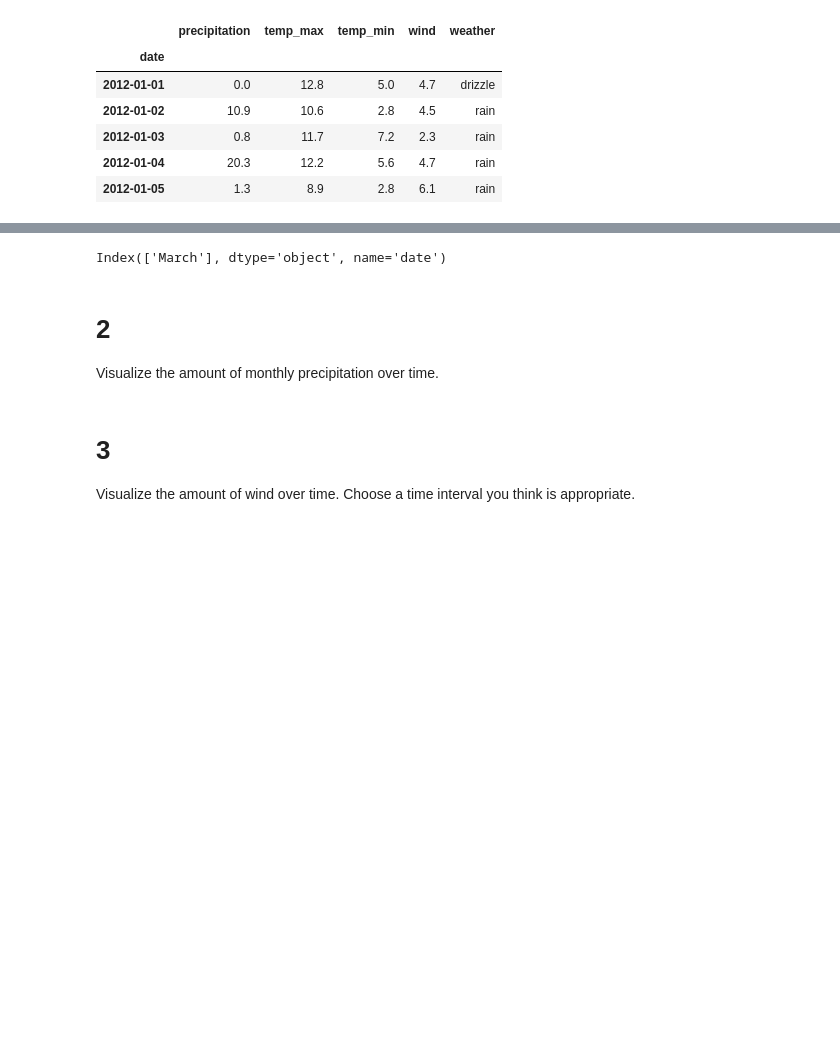
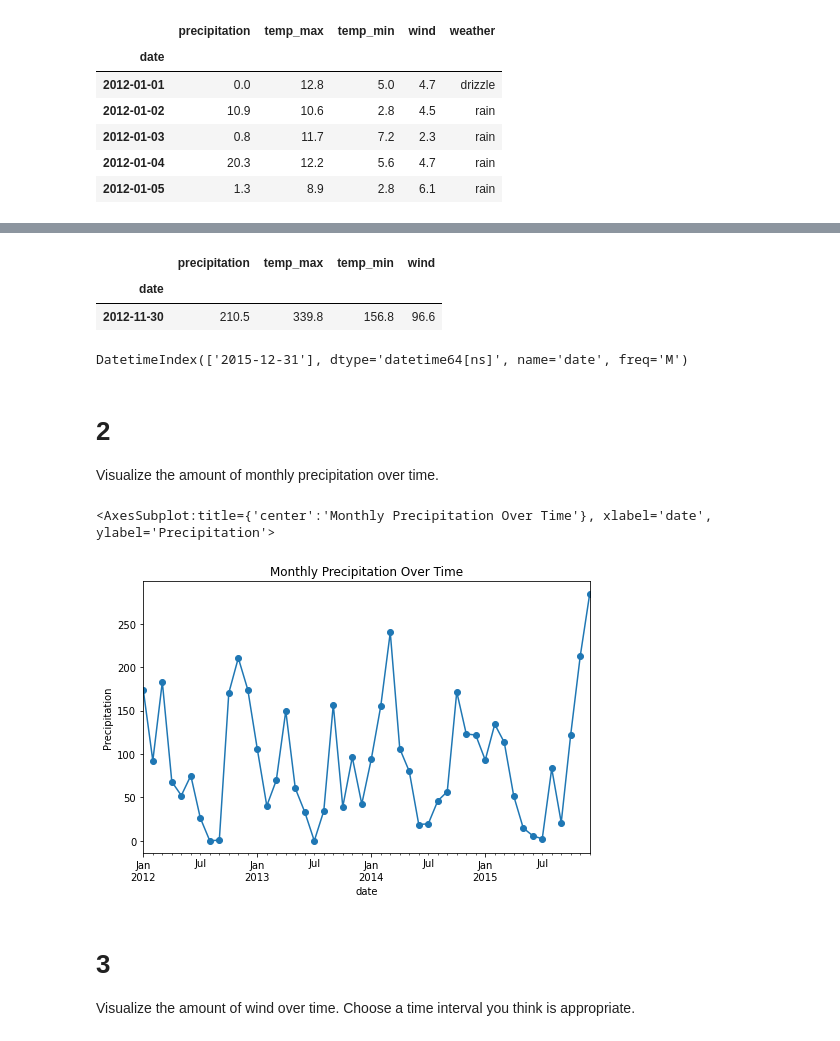
Before and after one commit to VelasquezAlejandro044/time-series-exercises, a Jupyter notebook: working_with_time_series_data.ipynb, the cells around one changed output, grey strips where cells are left out. Cells and saved outputs as stored; diff of their text form; code cells hidden in the pictures; blank space fills up the shorter version.

```diff
--- a/working_with_time_series_data.ipynb
+++ b/working_with_time_series_data.ipynb
@@ -300,4 +300,0 @@ print(data_by_month[data_by_month.temp == data_by_month.temp.max()].index.month_
-# %%
-print(seattle_weather[seattle_weather.precipitation == seattle_weather.precipitation.max()].index.month_name())
-# %% [output]
-Index(['March'], dtype='object', name='date')
@@ -306,6 +301,27 @@ print(seattle_weather[seattle_weather.precipitation == seattle_weather.precipita
+# %%
+# resample DF by month
+seatttle_by_month = seattle_weather.resample('m').sum() # precipitation.max()
+seatttle_by_month.sample()
+# %% [output]
+|  | precipitation | temp_max | temp_min | wind |
+| date |  |  |  |  |
+| 2012-11-30 | 210.5 | 339.8 | 156.8 | 96.6 |
+# %%
+# print the date for the year and month with the highest precipitation
+seatttle_by_month[seatttle_by_month.precipitation == seatttle_by_month.precipitation.max()].index
+# %% [output]
+DatetimeIndex(['2015-12-31'], dtype='datetime64[ns]', name='date', freq='M')
 # %% [markdown]
 # 2
 Visualize the amount of monthly precipitation over time.
+# %%
+plt.figure(figsize=(8, 5))
+plt.title('Monthly Precipitation Over Time')
+plt.ylabel('Precipitation')
+seattle_weather.precipitation.resample('m').sum().plot(marker= 'o)
+# %% [output]
+<AxesSubplot:title={'center':'Monthly Precipitation Over Time'}, xlabel='date', ylabel='Precipitation'>
+[figure, added]
 # %% [markdown]
 # 3
 Visualize the amount of wind over time. Choose a time interval you think is appropriate.
```
Also changed, not shown: parts of 13 cells of this notebook, 6 other files.
